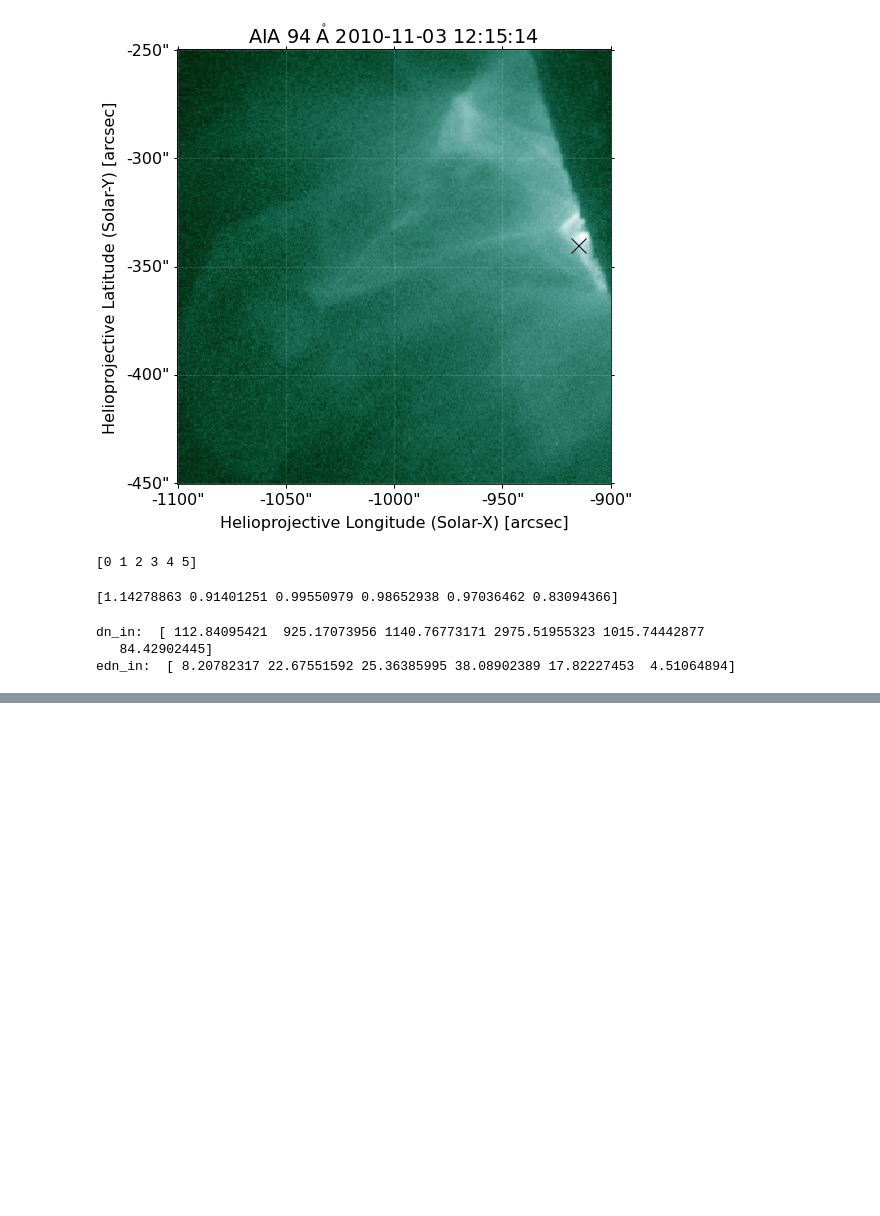
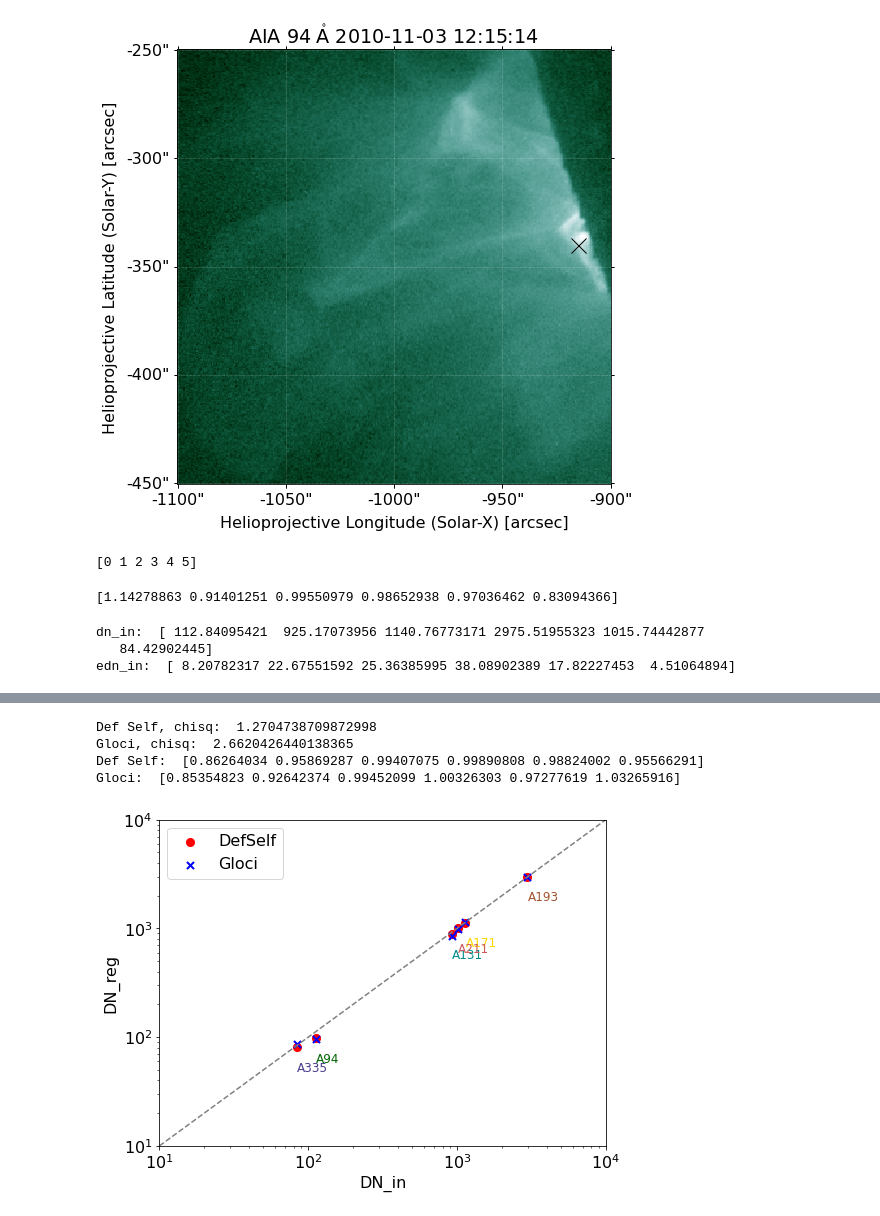
Before and after one commit to ianan/demreg, a Jupyter notebook: python/example_demregpy_aiapxl.ipynb, the cells around one changed output, grey strips where cells are left out. Saved outputs shown, nothing was run; the diff lists cells and outputs as text; code cells hidden in the pictures; blank space fills up the shorter version.

```diff
--- a/python/example_demregpy_aiapxl.ipynb
+++ b/python/example_demregpy_aiapxl.ipynb
@@ -257,0 +228,31 @@ plt.show()
+# %%
+#  How well did they actually do?
+print('Def Self, chisq: ',chisq0) # Not bad....
+print('Gloci, chisq: ',chisq1) # Worse but expected as just working with AIA filters here
+
+print('Def Self: ',dn_reg0/dn_in)
+print('Gloci: ',dn_reg1/dn_in)
+
+clrs=['darkgreen','darkcyan','gold','sienna','indianred','darkslateblue']
+fig,ax = plt.subplots(figsize=(8, 6))
+plt.scatter(dn_in,dn_reg0,color='red',marker='o',s=50,lw=2,label='DefSelf')
+plt.scatter(dn_in,dn_reg1,color='blue',marker='x',s=50,lw=2,label='Gloci')
+for i, lab in enumerate(trin['channels']):
+    ax.annotate(lab.decode("utf-8"), (dn_in[i], 0.6*dn_reg0[i]),color=clrs[i],fontsize=12)
+plt.xlabel('DN_in')
+plt.ylabel('DN_reg')
+xyrang=[1e1,1e4]
+plt.plot(xyrang,xyrang,color='grey',ls='dashed')
+plt.ylim(xyrang)
+plt.xlim(xyrang)
+plt.rcParams.update({'font.size': 16})
+plt.yscale('log')
+plt.xscale('log')
+plt.legend()
+plt.show()
+# %% [output]
+Def Self, chisq:  1.2704738709872998
+Gloci, chisq:  2.6620426440138365
+Def Self:  [0.86264034 0.95869287 0.99407075 0.99890808 0.98824002 0.95566291]
+Gloci:  [0.85354823 0.92642374 0.99452099 1.00326303 0.97277619 1.03265916]
+[figure, added]
```
Also changed, not shown: parts of 6 cells of this notebook, 9 other files.
